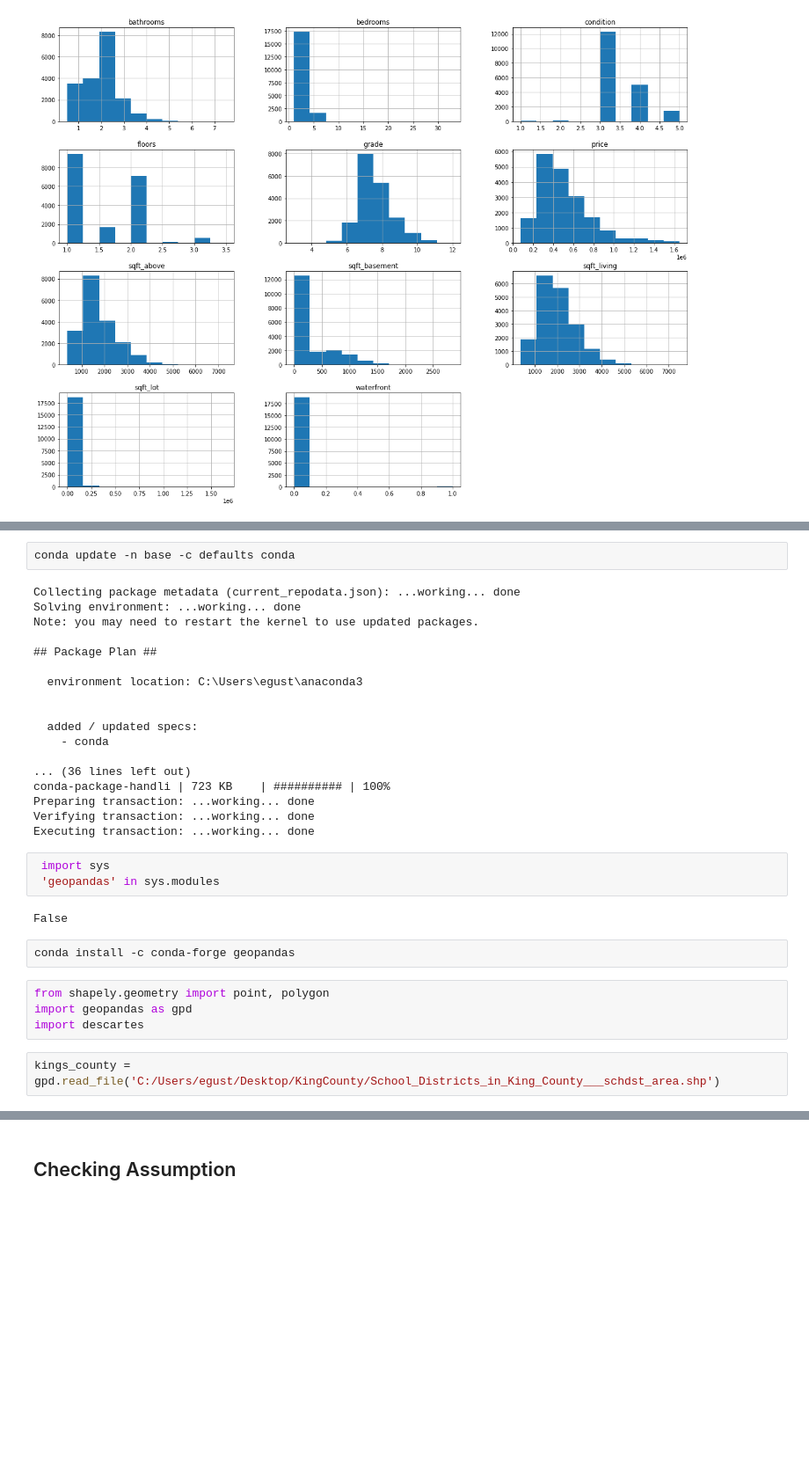
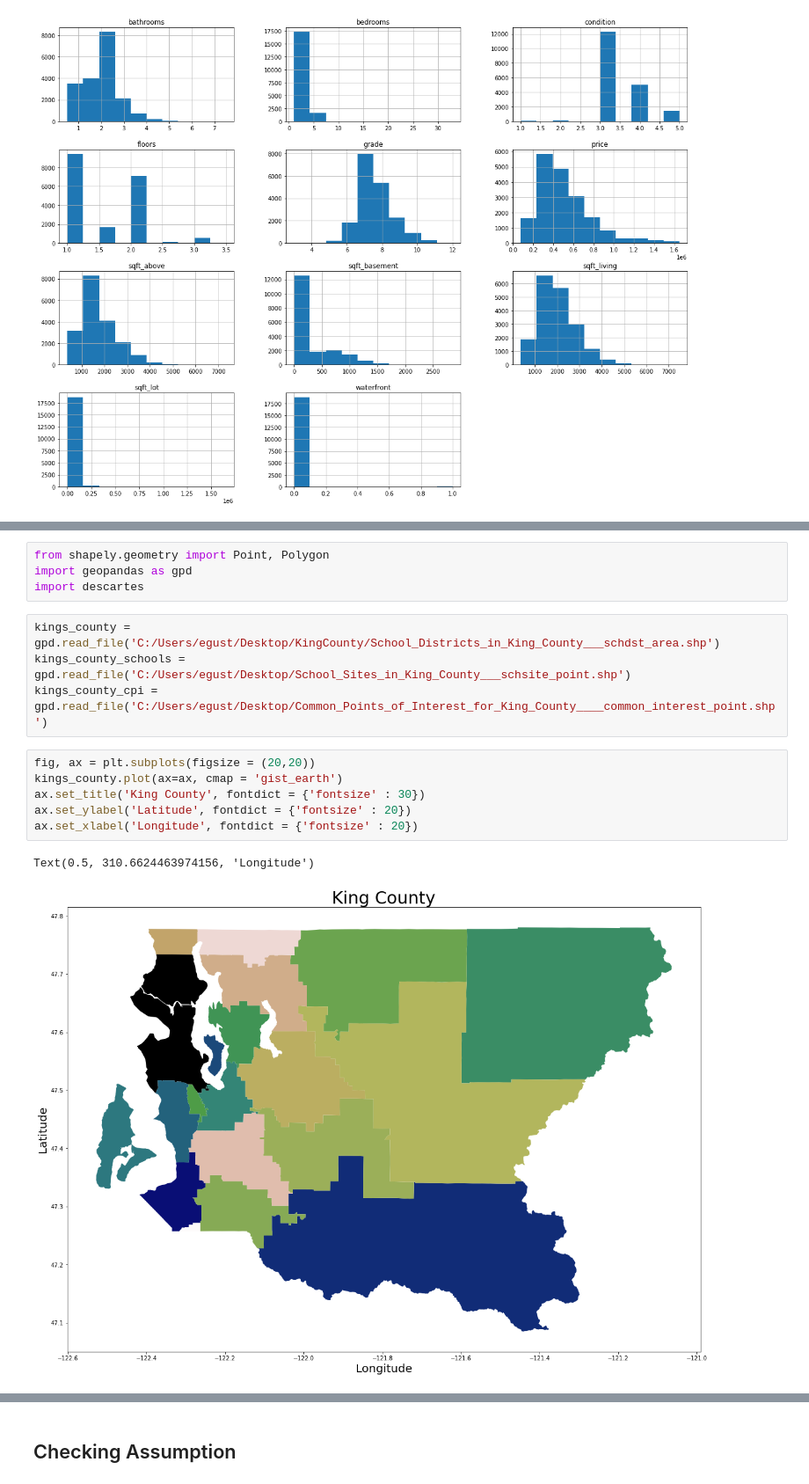
Before and after one commit to christianmoya/PredictingHousingPrices_KingCounty, a Jupyter notebook: Data Exploration & Visualization.ipynb, the cells around one changed output, grey strips where cells are left out. Shown at 88% size. Saved outputs shown, nothing was run; the diff lists cells and outputs as text; blank space fills up the shorter version.

Commit message:
geopandas

```diff
--- a/Data Exploration & Visualization.ipynb
+++ b/Data Exploration & Visualization.ipynb
@@ -654,33 +578,17 @@ Please update conda by running
-# %%
-conda update -n base -c defaults conda
-# %% [output]
-Collecting package metadata (current_repodata.json): ...working... done
-Solving environment: ...working... done
-Note: you may need to restart the kernel to use updated packages.
-
-## Package Plan ##
-
-  environment location: C:\Users\egust\anaconda3
-
-
-  added / updated specs:
-    - conda
-
-... (36 lines left out)
-conda-package-handli | 723 KB    | ########## | 100%
-Preparing transaction: ...working... done
-Verifying transaction: ...working... done
-Executing transaction: ...working... done
-# %%
- import sys
- 'geopandas' in sys.modules
-# %% [output]
-False
-# %%
-conda install -c conda-forge geopandas
 # %%
-from shapely.geometry import point, polygon
+from shapely.geometry import Point, Polygon
 import geopandas as gpd
 import descartes
 # %%
 kings_county = gpd.read_file('C:/Users/egust/Desktop/KingCounty/School_Districts_in_King_County___schdst_area.shp')
+kings_county_schools = gpd.read_file('C:/Users/egust/Desktop/School_Sites_in_King_County___schsite_point.shp')
+kings_county_cpi = gpd.read_file('C:/Users/egust/Desktop/Common_Points_of_Interest_for_King_County____common_interest_point.shp')
+# %%
+fig, ax = plt.subplots(figsize = (20,20))
+kings_county.plot(ax=ax, cmap = 'gist_earth')
+ax.set_title('King County', fontdict = {'fontsize' : 30})
+ax.set_ylabel('Latitude', fontdict = {'fontsize' : 20})
+ax.set_xlabel('Longitude', fontdict = {'fontsize' : 20})
+# %% [output]
+Text(0.5, 310.6624463974156, 'Longitude')
+[figure, added]
```
Also changed, not shown: parts of 39 cells of this notebook.
